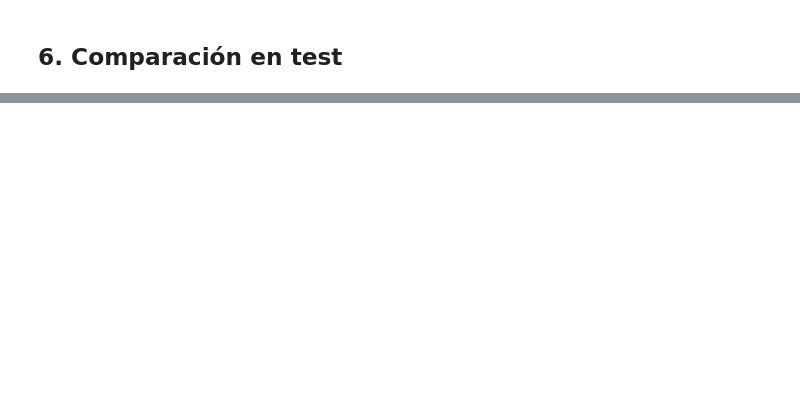
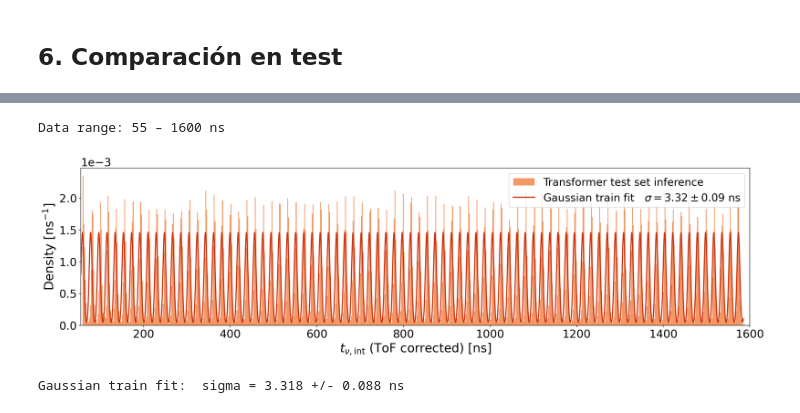
Before and after one commit to SBNSoftware/sbndcode, a Jupyter notebook: sbndcode/NuIntNNOpReco/2-cnn-training-notebooks/TimeCoord_Training.ipynb, the cells around one changed output, grey strips where cells are left out. Drawn from its saved outputs; the diff is of its cells as text; code cells hidden in the pictures; blank space fills up the shorter version.

```diff
--- a/sbndcode/NuIntNNOpReco/2-cnn-training-notebooks/TimeCoord_Training.ipynb
+++ b/sbndcode/NuIntNNOpReco/2-cnn-training-notebooks/TimeCoord_Training.ipynb
@@ -711,0 +906,58 @@ plt.show()
+# %%
+from scipy.optimize import curve_fit
+
+# ── Full-range bunch parameters ───────────────────────────────────────────────
+# Use actual data range
+FULL_MIN = max(0,    int(np.floor(pred_tof_ns.min())) - 5)
+FULL_MAX = 1600
+print(f'Data range: {FULL_MIN:.0f} – {FULL_MAX:.0f} ns')
+t0_full          = RF_PERIOD_NS - (FULL_MIN % RF_PERIOD_NS)
+bunch_lines_full = np.arange(t0_full, FULL_MAX, RF_PERIOD_NS)
+bunch_lines_full = bunch_lines_full[bunch_lines_full <= 1600]
+
+# ── Histogram of Transformer predicted (full range) ───────────────────────────
+counts_p, edges_p = np.histogram(pred_tof_ns, bins=800, range=(FULL_MIN, 1600), density=True)
+cx_p = 0.5 * (edges_p[:-1] + edges_p[1:])
+
+# Gaussian train: uniform amplitude, fit A and sigma
+def gaussian_train_full(t, A, sigma):
+    result = np.zeros_like(t, dtype=float)
+    for t_b in bunch_lines_full:
+        result += A * np.exp(-(t - t_b)**2 / (2.0 * sigma**2))
+    return result
+
+popt_tr, pcov_tr = curve_fit(
+    gaussian_train_full, cx_p, counts_p,
+    p0=[0.02, 2.5], bounds=([0, 0.1], [1.0, 20.0])
+)
+A_fit, sigma_fit = popt_tr
+sigma_err = np.sqrt(pcov_tr[1, 1])
+
+t_fine    = np.linspace(FULL_MIN, 1584.8, 10000)
+fit_curve = gaussian_train_full(t_fine, *popt_tr)
+
+# ── Plot ─────────────────────────────────────────────────────────────────────
+fig, ax = plt.subplots(figsize=(18, 5), constrained_layout=True)
+
+ax.hist(pred_tof_ns, bins=800, range=(FULL_MIN, 1600), density=True,
+        color=C_SECONDARY, alpha=0.75, label='Transformer test set inference', zorder=2)
+ax.plot(t_fine, fit_curve, color=C_ALERT, lw=2,
+        label=f'Gaussian train fit   $\\sigma={sigma_fit:.2f}\\pm{sigma_err:.2f}$ ns', zorder=3)
+
+ax.set_xlim(FULL_MIN, 1600)
+ax.set_xlabel(r'$t_{\nu,\mathrm{int}}$ (ToF corrected) [ns]', fontsize=22)
+ax.set_ylabel('Density [ns$^{-1}$]', fontsize=22)
+ax.tick_params(labelsize=20)
+ax.ticklabel_format(axis='y', style='sci', scilimits=(0, 0))
+ax.yaxis.get_offset_text().set_fontsize(20)
+ax.legend(fontsize=19)
+
+plt.savefig(os.path.join(RUN_DIR, 'transformer_bunch_fit.pdf'), bbox_inches='tight')
+plt.savefig(os.path.join(RUN_DIR, 'transformer_bunch_fit.png'), dpi=SAVE_DPI, bbox_inches='tight')
+plt.show()
+
+print(f'Gaussian train fit:  sigma = {sigma_fit:.3f} +/- {sigma_err:.3f} ns')
+# %% [output]
+Data range: 55 – 1600 ns
+[figure, added]
+Gaussian train fit:  sigma = 3.318 +/- 0.088 ns
```
Also changed, not shown: parts of 23 cells of this notebook, 2 other files.
